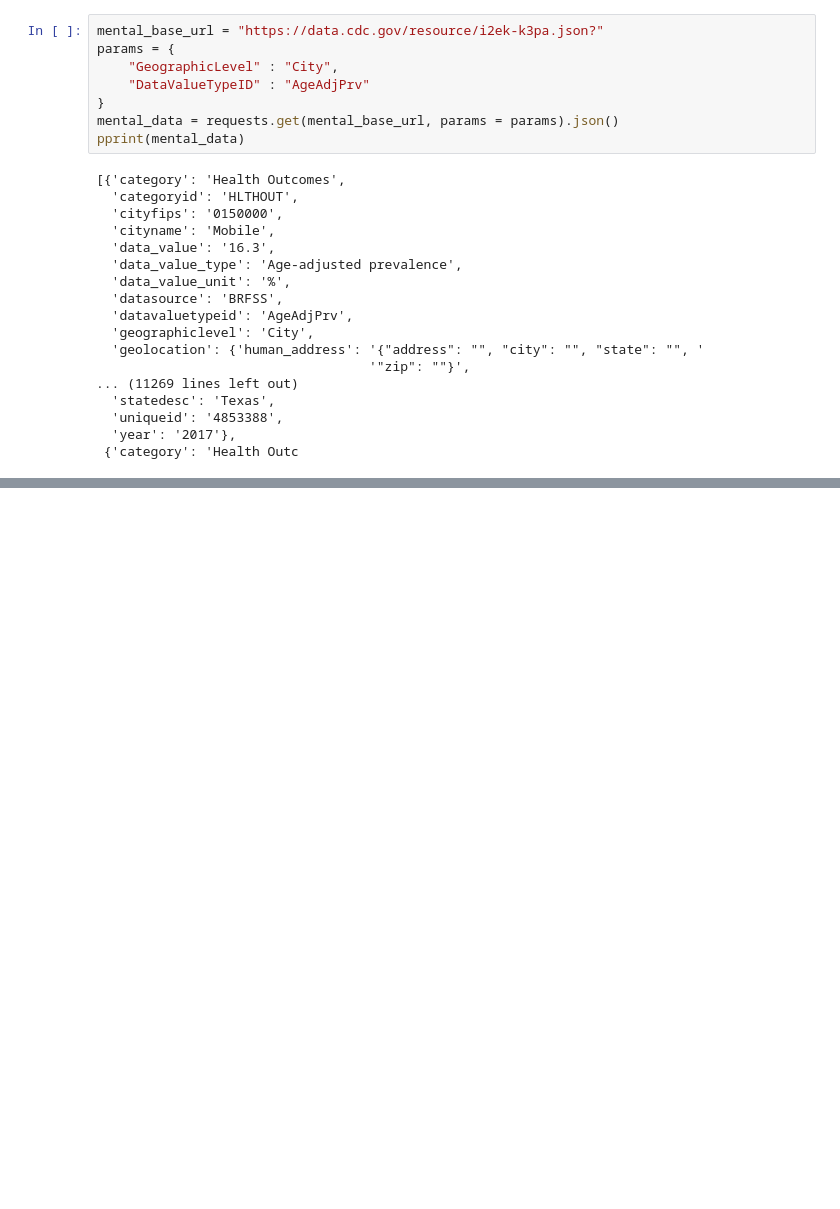
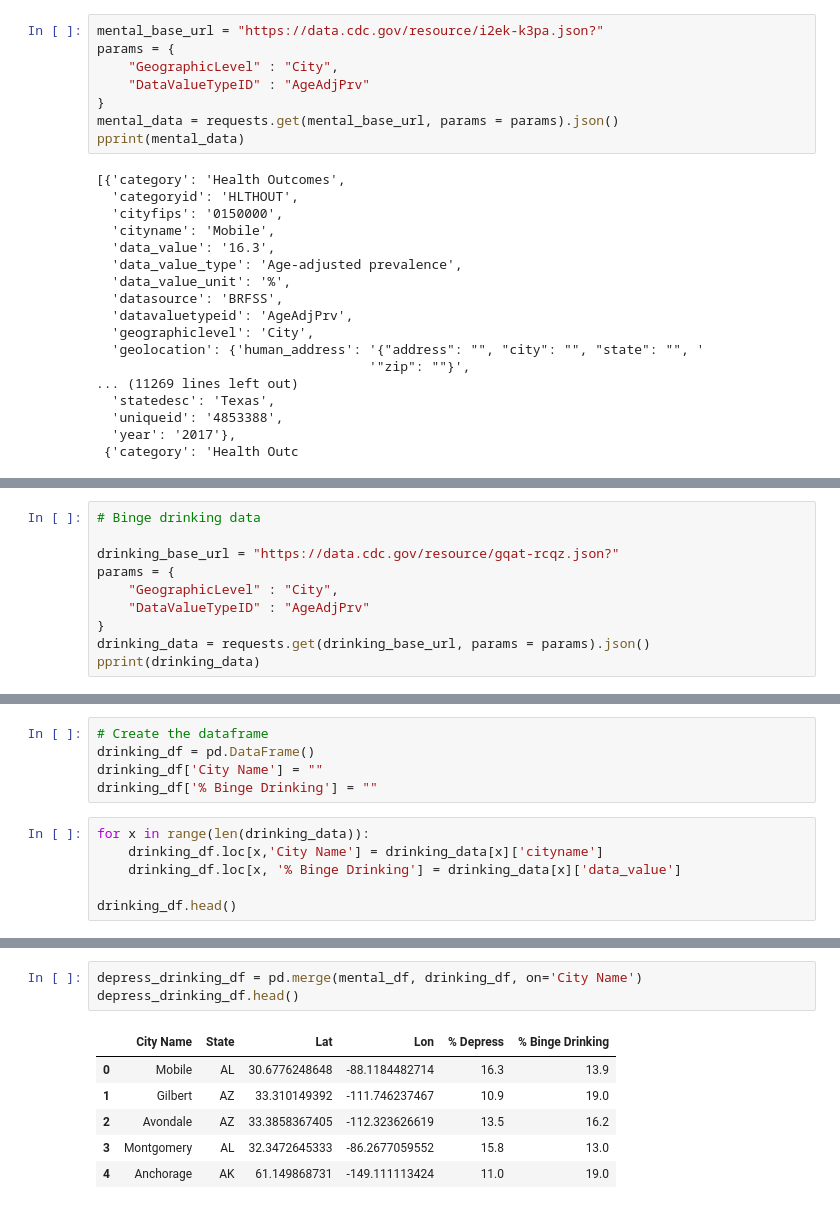
Before and after one commit to LanNguyen135/Group2, a Jupyter notebook: Alice.ipynb, the cells around one changed output, grey strips where cells are left out. Cells and saved outputs as stored; diff of their text form; blank space fills up the shorter version.

Commit message:
added 2nd df, merged

```diff
--- a/Alice.ipynb
+++ b/Alice.ipynb
@@ -94,0 +96,10 @@ mental_df.head()
+# %%
+# Binge drinking data
+
+drinking_base_url = "https://data.cdc.gov/resource/gqat-rcqz.json?"
+params = {
+    "GeographicLevel" : "City",
+    "DataValueTypeID" : "AgeAdjPrv"
+}
+drinking_data = requests.get(drinking_base_url, params = params).json()
+pprint(drinking_data)
@@ -94,0 +124,11 @@ mental_df.head()
+# %%
+# Create the dataframe
+drinking_df = pd.DataFrame()
+drinking_df['City Name'] = ""
+drinking_df['% Binge Drinking'] = ""
+# %%
+for x in range(len(drinking_data)):
+    drinking_df.loc[x,'City Name'] = drinking_data[x]['cityname']
+    drinking_df.loc[x, '% Binge Drinking'] = drinking_data[x]['data_value']
+
+drinking_df.head()
@@ -94,0 +142,10 @@ mental_df.head()
+# %%
+depress_drinking_df = pd.merge(mental_df, drinking_df, on='City Name')
+depress_drinking_df.head()
+# %% [output]
+|  | City Name | State | Lat | Lon | % Depress | % Binge Drinking |
+| 0 | Mobile | AL | 30.6776248648 | -88.1184482714 | 16.3 | 13.9 |
+| 1 | Gilbert | AZ | 33.310149392 | -111.746237467 | 10.9 | 19.0 |
+| 2 | Avondale | AZ | 33.3858367405 | -112.323626619 | 13.5 | 16.2 |
+| 3 | Montgomery | AL | 32.3472645333 | -86.2677059552 | 15.8 | 13.0 |
+| 4 | Anchorage | AK | 61.149868731 | -149.111113424 | 11.0 | 19.0 |
```
Also changed, not shown: parts of 4 cells of this notebook.
